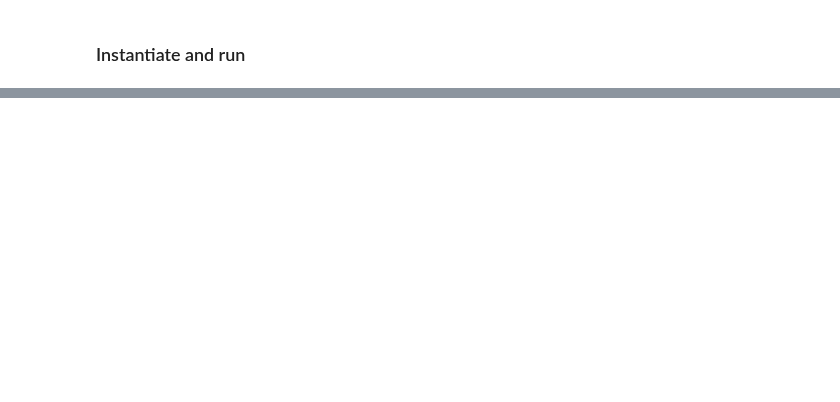
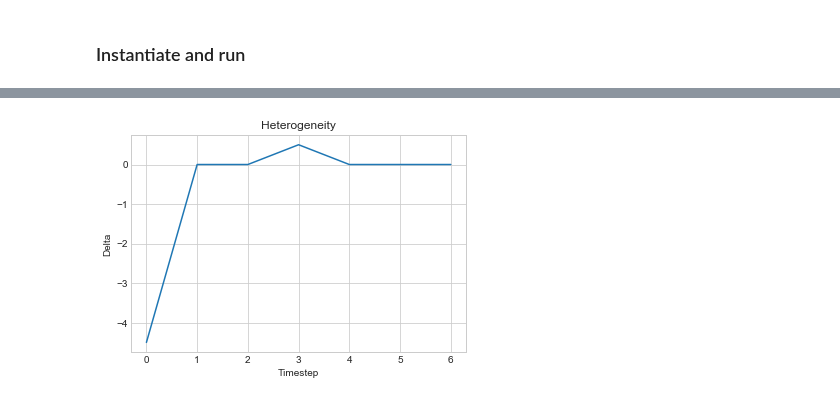
Before and after one commit to elucherini/t-recs, a Jupyter notebook: src/Debug & Visualize.ipynb, the cells around one changed output, grey strips where cells are left out. Saved outputs shown, nothing was run; the diff lists cells and outputs as text; code cells hidden in the pictures; blank space fills up the shorter version.

```diff
--- a/src/Debug & Visualize.ipynb
+++ b/src/Debug & Visualize.ipynb
@@ -31,7 +35,7 @@ RECSYS_TYPE = 'content' # choose from supported (see rec_dict in main.py)
 NUM_USERS = 5
 NUM_ITEMS_PER_ITER = 2  # num items presented to each user at each iteration
 STARTUP_TIMESTEPS = 2  # num iterations of 'exploration'
-RUN_TIMESTEPS = 6  # total num iterations
+RUN_TIMESTEPS = 3  # total num iterations
 NUM_ITEMS = 10#round((STARTUP_TIMESTEPS + RUN_TIMESTEPS) * NUM_ITEMS_PER_ITER * np.random.uniform(1, 5))  # total num items in simulation
 
 # Set up additional arguments (see rec_args[RECSYS_TYPE] in main.py for supported arguments)
@@ -95,0 +100,3 @@ RECOMMENDER - Num attributes: 5
+# %%
+# Run  a single step
+rec.run(timesteps=1, train_between_steps=True, measurement_visualization_rule="%50 == 0")
@@ -95,0 +121,5 @@ RECOMMENDER - Num attributes: 5
+# %%
+# Check heterogeneity again
+delta_t = rec.get_heterogeneity()
+# %% [output]
+[figure, added]
```
Also changed, not shown: parts of 6 cells of this notebook.
